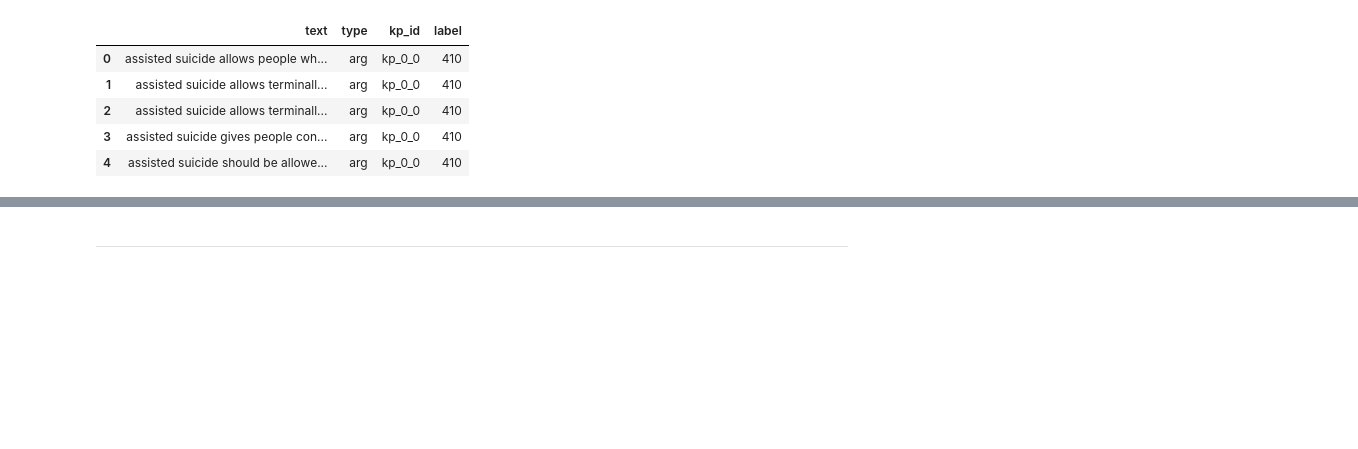
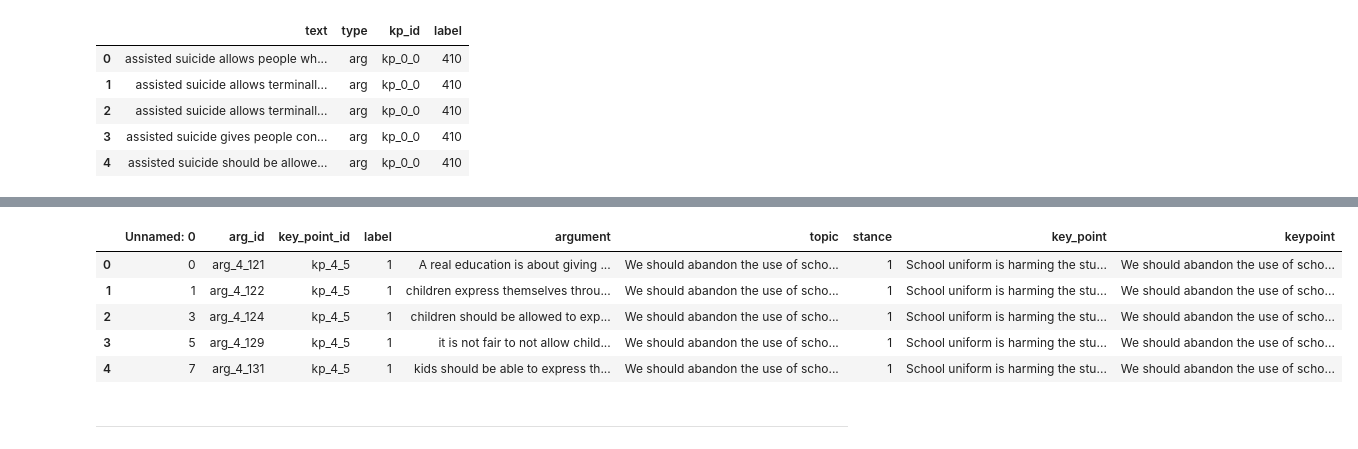
Before and after one commit to webis-de/argmining-21-keypoint-analysis-sharedtask-code, a Jupyter notebook: siamese-nn/src-ipynb/experiment-data-prep.ipynb, the cells around one changed output, grey strips where cells are left out. Saved outputs shown, nothing was run; the diff lists cells and outputs as text; code cells hidden in the pictures; blank space fills up the shorter version.

```diff
--- a/siamese-nn/src-ipynb/experiment-data-prep.ipynb
+++ b/siamese-nn/src-ipynb/experiment-data-prep.ipynb
@@ -208,3 +226,22 @@ all_instances_df[['text', 'label']].to_csv('/workspace/ceph_data/keypoint-analys
+# %%
+df = training_df.copy()
+df['keypoint'] = df.apply(lambda x: x['topic'] + ' <SEP> ' + x['key_point'], axis=1)
+df['label'] = df.label.apply(lambda x: int(x))
+df[['argument', 'keypoint', 'label']].to_csv('/workspace/ceph_data/keypoint-analysis-sharedtask/siamese-data/training_df_contrastive.csv')
+
+df = valid_df.copy()
+df['keypoint'] = df.apply(lambda x: x['topic'] + ' <SEP> ' + x['key_point'], axis=1)
+df['label'] = df.label.apply(lambda x: int(x))
+df[['argument', 'keypoint', 'label']].to_csv('/workspace/ceph_data/keypoint-analysis-sharedtask/siamese-data/valid_df_contrastive.csv')
+# %%
+df.head()
+# %% [output]
+|  | Unnamed: 0 | arg_id | key_point_id | label | argument | topic | stance | key_point | keypoint |
+| 0 | 0 | arg_4_121 | kp_4_5 | 1 | A real education is about giving ... | We should abandon the use of scho... | 1 | School uniform is harming the stu... | We should abandon the use of scho... |
+| 1 | 1 | arg_4_122 | kp_4_5 | 1 | children express themselves throu... | We should abandon the use of scho... | 1 | School uniform is harming the stu... | We should abandon the use of scho... |
+| 2 | 3 | arg_4_124 | kp_4_5 | 1 | children should be allowed to exp... | We should abandon the use of scho... | 1 | School uniform is harming the stu... | We should abandon the use of scho... |
+| 3 | 5 | arg_4_129 | kp_4_5 | 1 | it is not fair to not allow child... | We should abandon the use of scho... | 1 | School uniform is harming the stu... | We should abandon the use of scho... |
+| 4 | 7 | arg_4_131 | kp_4_5 | 1 | kids should be able to express th... | We should abandon the use of scho... | 1 | School uniform is harming the stu... | We should abandon the use of scho... |
 # %% [markdown]
 ----------
 # %% [markdown]
```
Also changed, not shown: parts of 4 cells of this notebook, 3 other files.
